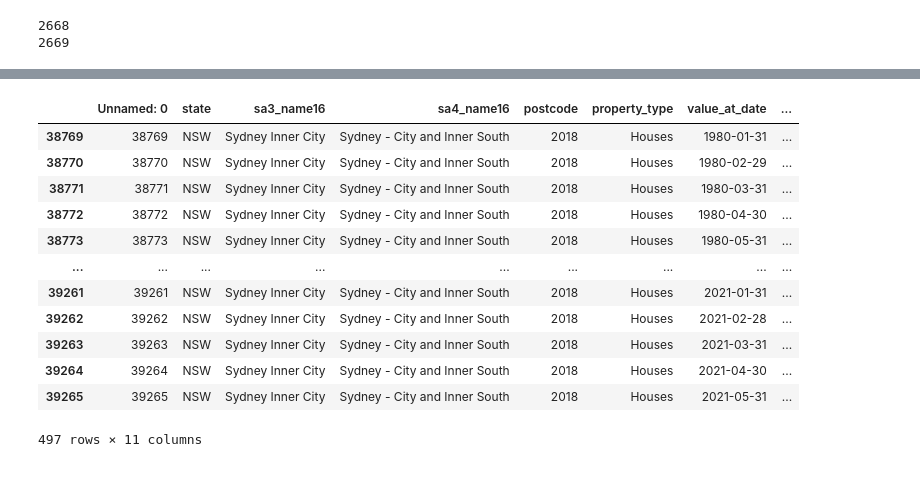
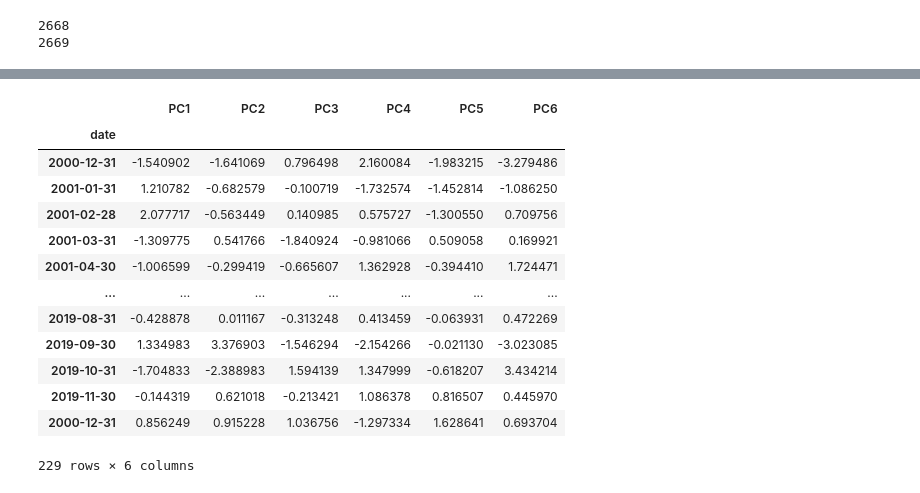
Before and after one commit to LyuLingfeng95/PhDProject1, a Jupyter notebook: Project1_p3(sa4).ipynb, the cells around one changed output, grey strips where cells are left out. Drawn from its saved outputs; the diff is of its cells as text; code cells hidden in the pictures.

```diff
--- a/Project1_p3(sa4).ipynb
+++ b/Project1_p3(sa4).ipynb
@@ -1301,16 +1296,17 @@ DataFrameDict_postcode['2018'].loc[DataFrameDict_postcode['2018']['value_at_date
-# %%
-DataFrameDict_postcode['2018']
-# %% [output]
-|  | Unnamed: 0 | state | sa3_name16 | sa4_name16 | postcode | property_type | value_at_date | ... |
-| 38769 | 38769 | NSW | Sydney Inner City | Sydney - City and Inner South | 2018 | Houses | 1980-01-31 | ... |
-| 38770 | 38770 | NSW | Sydney Inner City | Sydney - City and Inner South | 2018 | Houses | 1980-02-29 | ... |
-| 38771 | 38771 | NSW | Sydney Inner City | Sydney - City and Inner South | 2018 | Houses | 1980-03-31 | ... |
-| 38772 | 38772 | NSW | Sydney Inner City | Sydney - City and Inner South | 2018 | Houses | 1980-04-30 | ... |
-| 38773 | 38773 | NSW | Sydney Inner City | Sydney - City and Inner South | 2018 | Houses | 1980-05-31 | ... |
-| ... | ... | ... | ... | ... | ... | ... | ... | ... |
-| 39261 | 39261 | NSW | Sydney Inner City | Sydney - City and Inner South | 2018 | Houses | 2021-01-31 | ... |
-| 39262 | 39262 | NSW | Sydney Inner City | Sydney - City and Inner South | 2018 | Houses | 2021-02-28 | ... |
-| 39263 | 39263 | NSW | Sydney Inner City | Sydney - City and Inner South | 2018 | Houses | 2021-03-31 | ... |
-| 39264 | 39264 | NSW | Sydney Inner City | Sydney - City and Inner South | 2018 | Houses | 2021-04-30 | ... |
-| 39265 | 39265 | NSW | Sydney Inner City | Sydney - City and Inner South | 2018 | Houses | 2021-05-31 | ... |
-497 rows × 11 columns
+# %%
+df_rf_nat
+# %% [output]
+|  | PC1 | PC2 | PC3 | PC4 | PC5 | PC6 |
+| date |  |  |  |  |  |  |
+| 2000-12-31 | -1.540902 | -1.641069 | 0.796498 | 2.160084 | -1.983215 | -3.279486 |
+| 2001-01-31 | 1.210782 | -0.682579 | -0.100719 | -1.732574 | -1.452814 | -1.086250 |
+| 2001-02-28 | 2.077717 | -0.563449 | 0.140985 | 0.575727 | -1.300550 | 0.709756 |
+| 2001-03-31 | -1.309775 | 0.541766 | -1.840924 | -0.981066 | 0.509058 | 0.169921 |
+| 2001-04-30 | -1.006599 | -0.299419 | -0.665607 | 1.362928 | -0.394410 | 1.724471 |
+| ... | ... | ... | ... | ... | ... | ... |
+| 2019-08-31 | -0.428878 | 0.011167 | -0.313248 | 0.413459 | -0.063931 | 0.472269 |
+| 2019-09-30 | 1.334983 | 3.376903 | -1.546294 | -2.154266 | -0.021130 | -3.023085 |
+| 2019-10-31 | -1.704833 | -2.388983 | 1.594139 | 1.347999 | -0.618207 | 3.434214 |
+| 2019-11-30 | -0.144319 | 0.621018 | -0.213421 | 1.086378 | 0.816507 | 0.445970 |
+| 2000-12-31 | 0.856249 | 0.915228 | 1.036756 | -1.297334 | 1.628641 | 0.693704 |
+229 rows × 6 columns
```
Also changed, not shown: parts of 6 cells of this notebook.
